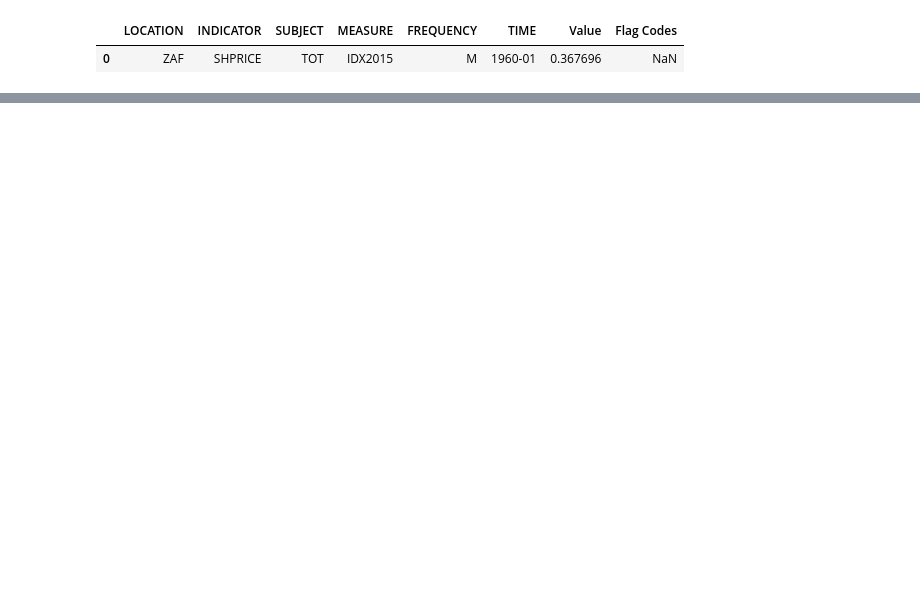
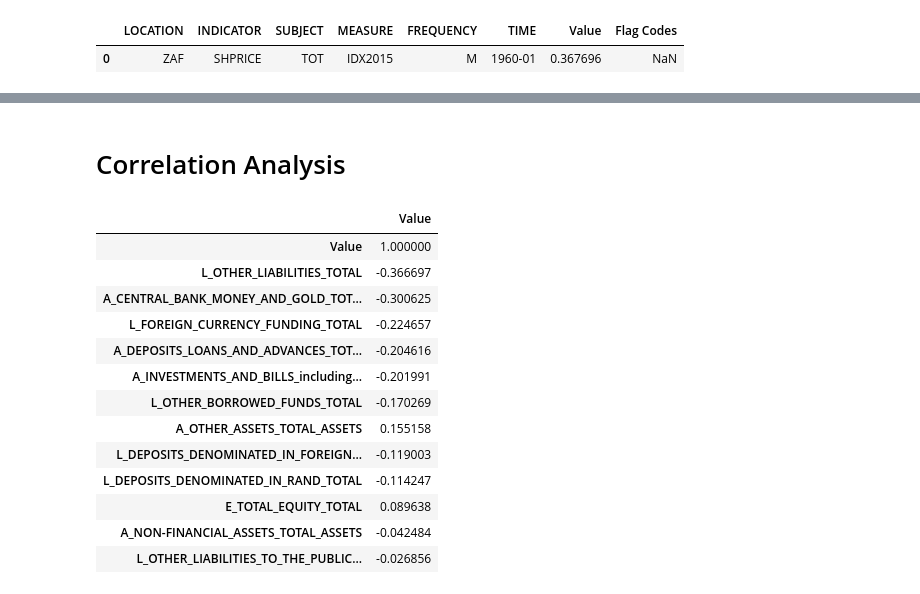
Before and after one commit to Jacques-rs/DS_PROJ, a Jupyter notebook: DS_PROJ_py.ipynb, the cells around one changed output, grey strips where cells are left out. Cells and saved outputs as stored; diff of their text form; code cells hidden in the pictures; blank space fills up the shorter version.

```diff
--- a/DS_PROJ_py.ipynb
+++ b/DS_PROJ_py.ipynb
@@ -1203,0 +737,21 @@ version of a model and end up with a false positive.
+# %% [markdown]
+# Correlation Analysis
+# %%
+share_corr = shares.join(banks).corr()[["Value"]]
+plot_names = share_corr[share_corr["Value"]<0.10].index.to_list()
+share_corr.sort_values("Value", key=abs, ascending=False)
+# %% [output]
+|  | Value |
+| Value | 1.000000 |
+| L_OTHER_LIABILITIES_TOTAL | -0.366697 |
+| A_CENTRAL_BANK_MONEY_AND_GOLD_TOT... | -0.300625 |
+| L_FOREIGN_CURRENCY_FUNDING_TOTAL | -0.224657 |
+| A_DEPOSITS_LOANS_AND_ADVANCES_TOT... | -0.204616 |
+| A_INVESTMENTS_AND_BILLS_including... | -0.201991 |
+| L_OTHER_BORROWED_FUNDS_TOTAL | -0.170269 |
+| A_OTHER_ASSETS_TOTAL_ASSETS | 0.155158 |
+| L_DEPOSITS_DENOMINATED_IN_FOREIGN... | -0.119003 |
+| L_DEPOSITS_DENOMINATED_IN_RAND_TOTAL | -0.114247 |
+| E_TOTAL_EQUITY_TOTAL | 0.089638 |
+| A_NON-FINANCIAL_ASSETS_TOTAL_ASSETS | -0.042484 |
+| L_OTHER_LIABILITIES_TO_THE_PUBLIC... | -0.026856 |
```
Also changed, not shown: parts of 115 cells of this notebook.
